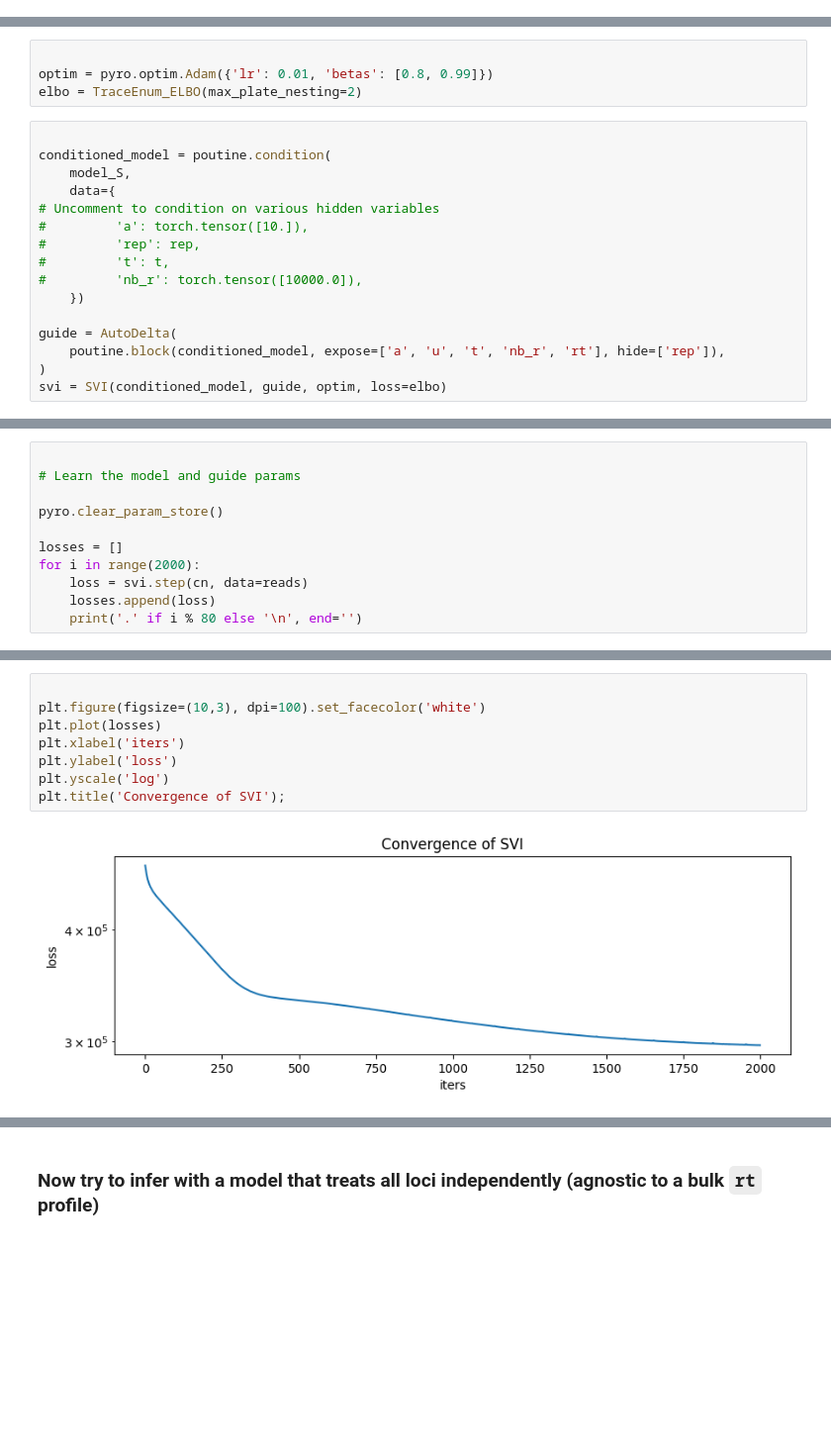
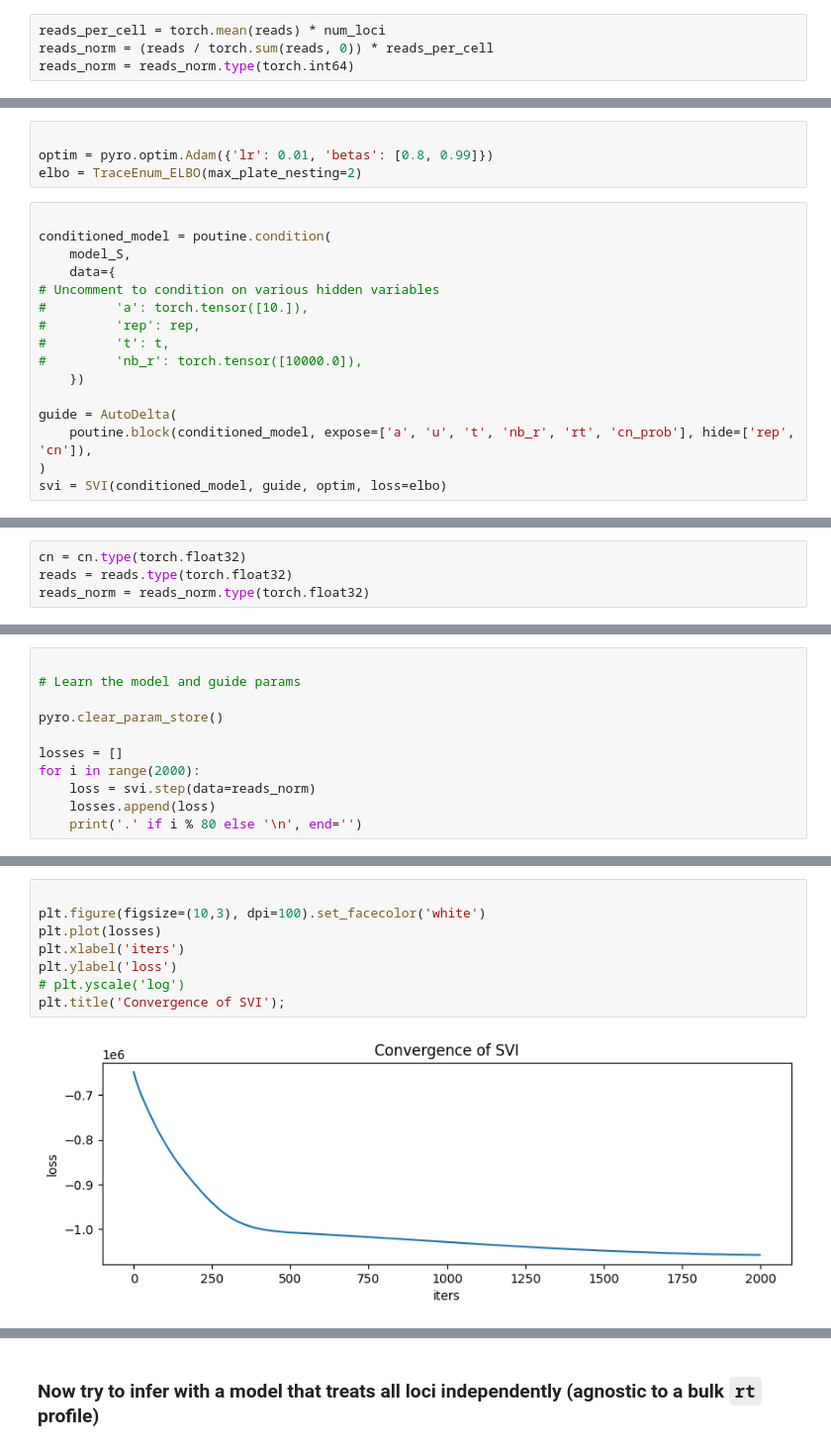
Before and after one commit to shahcompbio/scdna_replication_tools, a Jupyter notebook: notebooks/simulate_s_simple_inference.ipynb, the cells around one changed output, grey strips where cells are left out. Shown at 99% size. Drawn from its saved outputs; the diff is of its cells as text; blank space fills up the shorter version.

```diff
--- a/notebooks/simulate_s_simple_inference.ipynb
+++ b/notebooks/simulate_s_simple_inference.ipynb
@@ -197,0 +209,4 @@ reads = samples.nodes['reads']['value']
+# %%
+reads_per_cell = torch.mean(reads) * num_loci
+reads_norm = (reads / torch.sum(reads, 0)) * reads_per_cell
+reads_norm = reads_norm.type(torch.int64)
@@ -237,6 +257,6 @@ conditioned_model = poutine.condition(
     })
 
 guide = AutoDelta(
-    poutine.block(conditioned_model, expose=['a', 'u', 't', 'nb_r', 'rt'], hide=['rep']),
+    poutine.block(conditioned_model, expose=['a', 'u', 't', 'nb_r', 'rt', 'cn_prob'], hide=['rep', 'cn']),
 )
 svi = SVI(conditioned_model, guide, optim, loss=elbo)
@@ -246,3 +263,7 @@ reads = reads.type(torch.float32)
+# %%
+cn = cn.type(torch.float32)
+reads = reads.type(torch.float32)
+reads_norm = reads_norm.type(torch.float32)
 # %%
 
 # Calculate initial loss
@@ -260,7 +281,7 @@ pyro.clear_param_store()
 
 losses = []
 for i in range(2000):
-    loss = svi.step(cn, data=reads)
+    loss = svi.step(data=reads_norm)
     losses.append(loss)
     print('.' if i % 80 else '\n', end='')
 # %% [output]
@@ -284,13 +305,13 @@ for i in range(2000):
 # %%
 
 plt.figure(figsize=(10,3), dpi=100).set_facecolor('white')
 plt.plot(losses)
 plt.xlabel('iters')
 plt.ylabel('loss')
-plt.yscale('log')
+# plt.yscale('log')
 plt.title('Convergence of SVI');
 # %% [output]
-[figure, old version]
+[figure, new version]
 # %%
 
 # Plot replicated state
```
Also changed, not shown: parts of 39 cells of this notebook.
